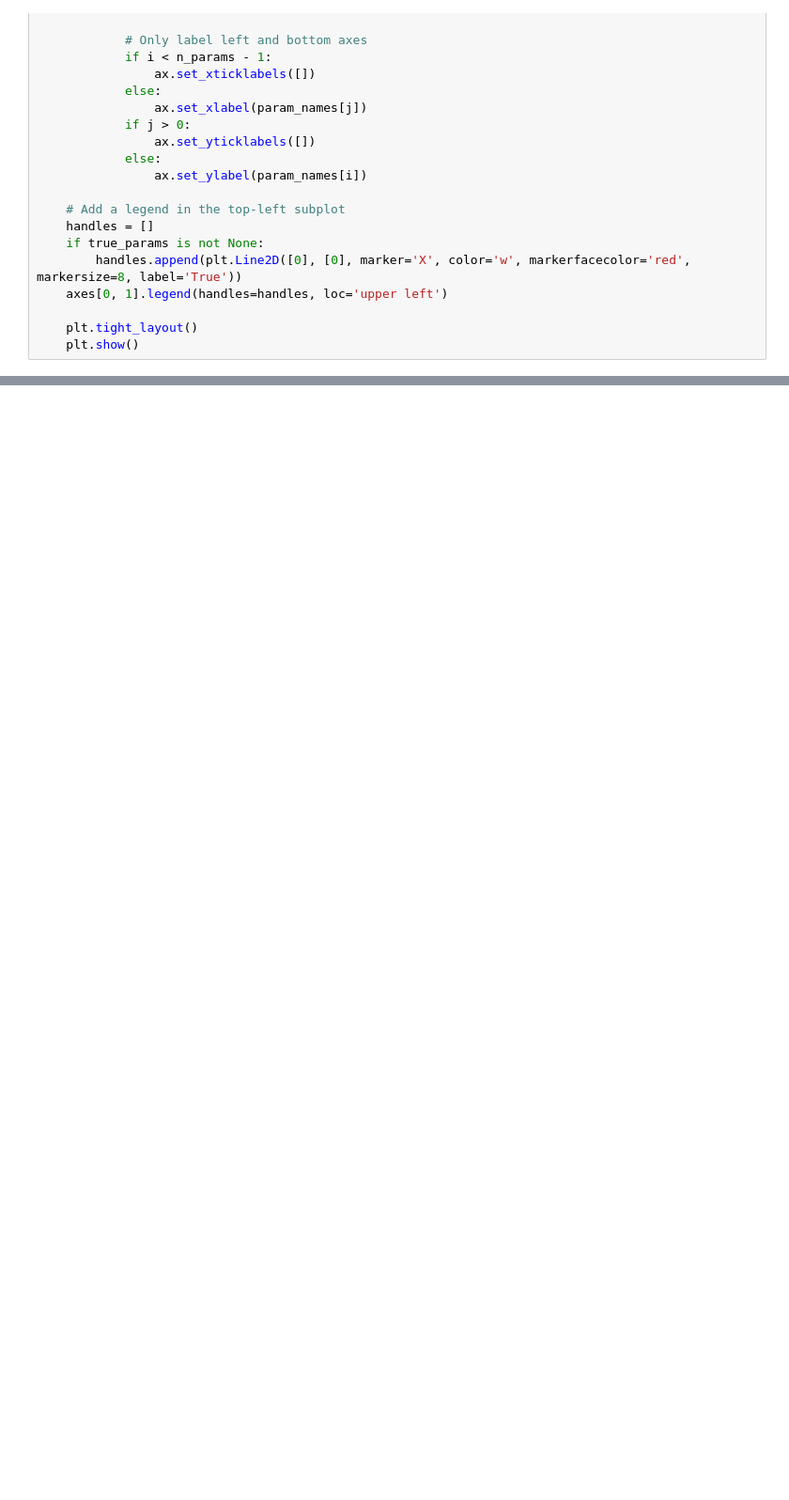
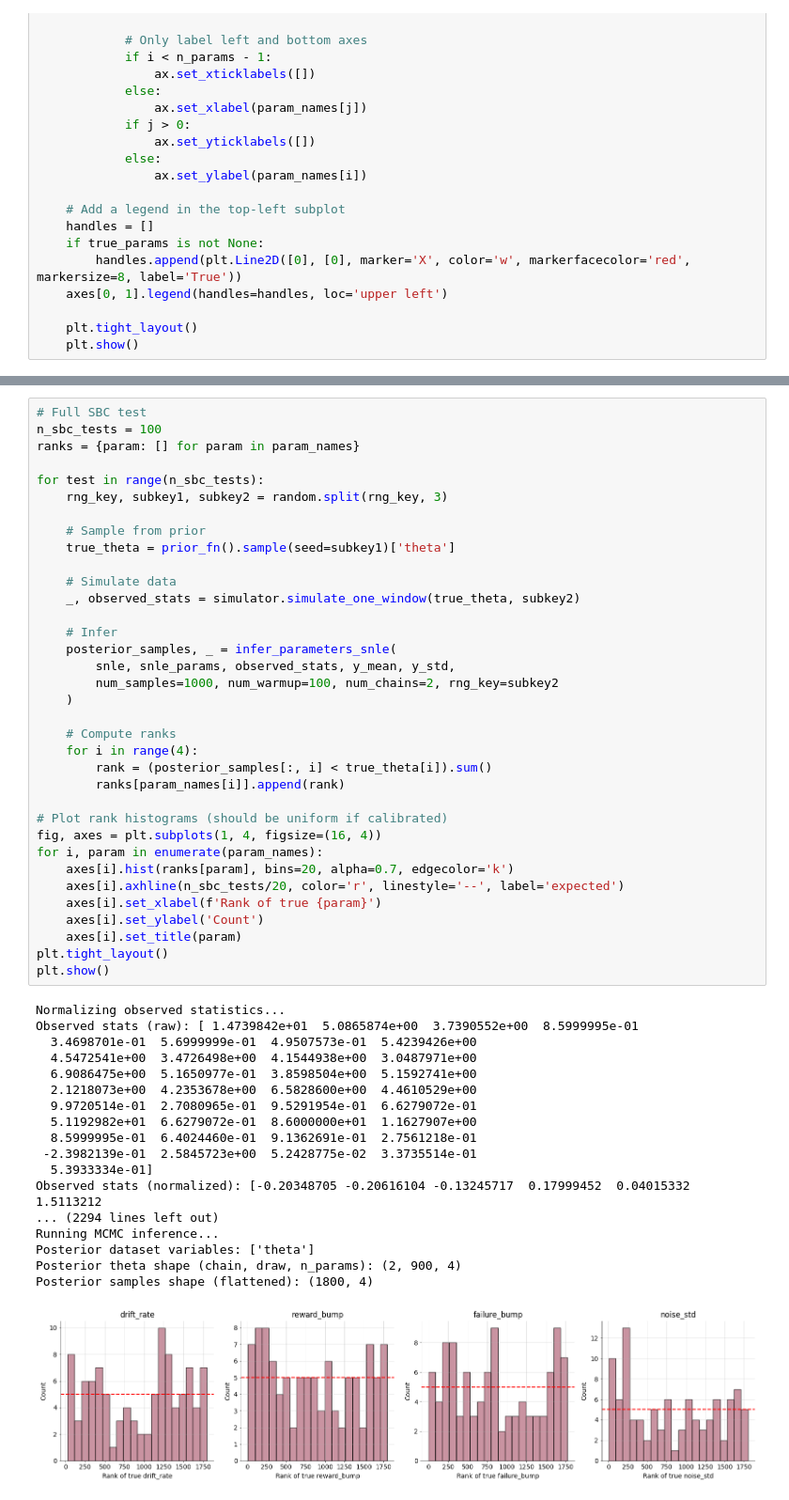
Before and after one commit to lauradriscoll/Aind.Behavior.VrForaging.Analysis, a Jupyter notebook: src/aind_behavior_vrforaging_analysis/sbi_ddm_analysis/snle/notebooks/snle_multi_patch_jax.ipynb, the cells around one changed output, grey strips where cells are left out. Shown at 94% size. Drawn from its saved outputs; the diff is of its cells as text; blank space fills up the shorter version.

```diff
--- a/src/aind_behavior_vrforaging_analysis/sbi_ddm_analysis/snle/notebooks/snle_multi_patch_jax.ipynb
+++ b/src/aind_behavior_vrforaging_analysis/sbi_ddm_analysis/snle/notebooks/snle_multi_patch_jax.ipynb
@@ -424,0 +678,54 @@ for theta in test_thetas:
+# %%
+# Full SBC test
+n_sbc_tests = 100
+ranks = {param: [] for param in param_names}
+
+for test in range(n_sbc_tests):
+    rng_key, subkey1, subkey2 = random.split(rng_key, 3)
+
+    # Sample from prior
+    true_theta = prior_fn().sample(seed=subkey1)['theta']
+
+    # Simulate data
+    _, observed_stats = simulator.simulate_one_window(true_theta, subkey2)
+
+    # Infer
+    posterior_samples, _ = infer_parameters_snle(
+        snle, snle_params, observed_stats, y_mean, y_std,
+        num_samples=1000, num_warmup=100, num_chains=2, rng_key=subkey2
+    )
+
+    # Compute ranks
+    for i in range(4):
+        rank = (posterior_samples[:, i] < true_theta[i]).sum()
+        ranks[param_names[i]].append(rank)
+
+# Plot rank histograms (should be uniform if calibrated)
+fig, axes = plt.subplots(1, 4, figsize=(16, 4))
+for i, param in enumerate(param_names):
+    axes[i].hist(ranks[param], bins=20, alpha=0.7, edgecolor='k')
+    axes[i].axhline(n_sbc_tests/20, color='r', linestyle='--', label='expected')
+    axes[i].set_xlabel(f'Rank of true {param}')
+    axes[i].set_ylabel('Count')
+    axes[i].set_title(param)
+plt.tight_layout()
+plt.show()
+# %% [output]
+Normalizing observed statistics...
+Observed stats (raw): [ 1.4739842e+01  5.0865874e+00  3.7390552e+00  8.5999995e-01
+  3.4698701e-01  5.6999999e-01  4.9507573e-01  5.4239426e+00
+  4.5472541e+00  3.4726498e+00  4.1544938e+00  3.0487971e+00
+  6.9086475e+00  5.1650977e-01  3.8598504e+00  5.1592741e+00
+  2.1218073e+00  4.2353678e+00  6.5828600e+00  4.4610529e+00
+  9.9720514e-01  2.7080965e-01  9.5291954e-01  6.6279072e-01
+  5.1192982e+01  6.6279072e-01  8.6000000e+01  1.1627907e+00
+  8.5999995e-01  6.4024460e-01  9.1362691e-01  2.7561218e-01
+ -2.3982139e-01  2.5845723e+00  5.2428775e-02  3.3735514e-01
+  5.3933334e-01]
+Observed stats (normalized): [-0.20348705 -0.20616104 -0.13245717  0.17999452  0.04015332  1.5113212
+... (2294 lines left out)
+Running MCMC inference...
+Posterior dataset variables: ['theta']
+Posterior theta shape (chain, draw, n_params): (2, 900, 4)
+Posterior samples shape (flattened): (1800, 4)
+[figure, added]
```
Also changed, not shown: parts of 12 cells of this notebook, 9 other files.
